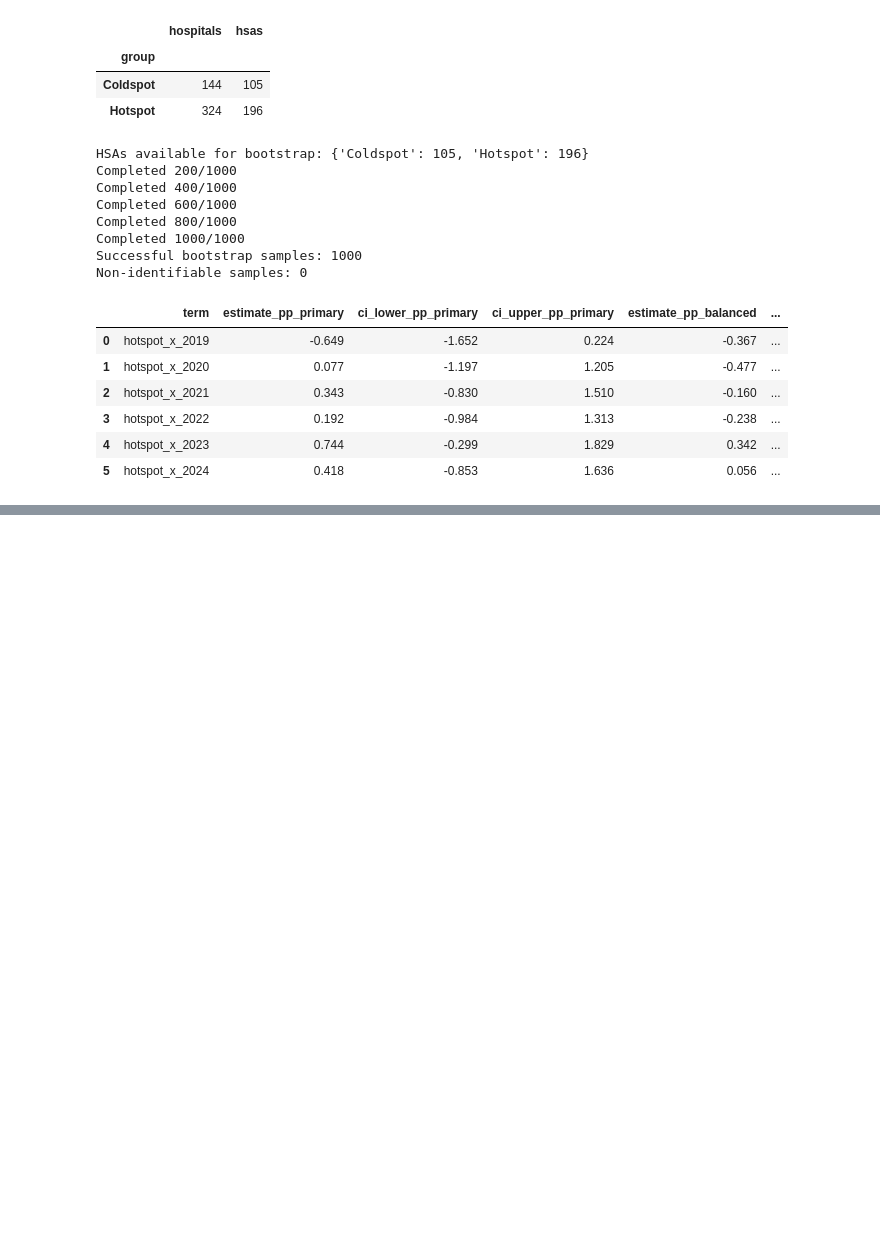
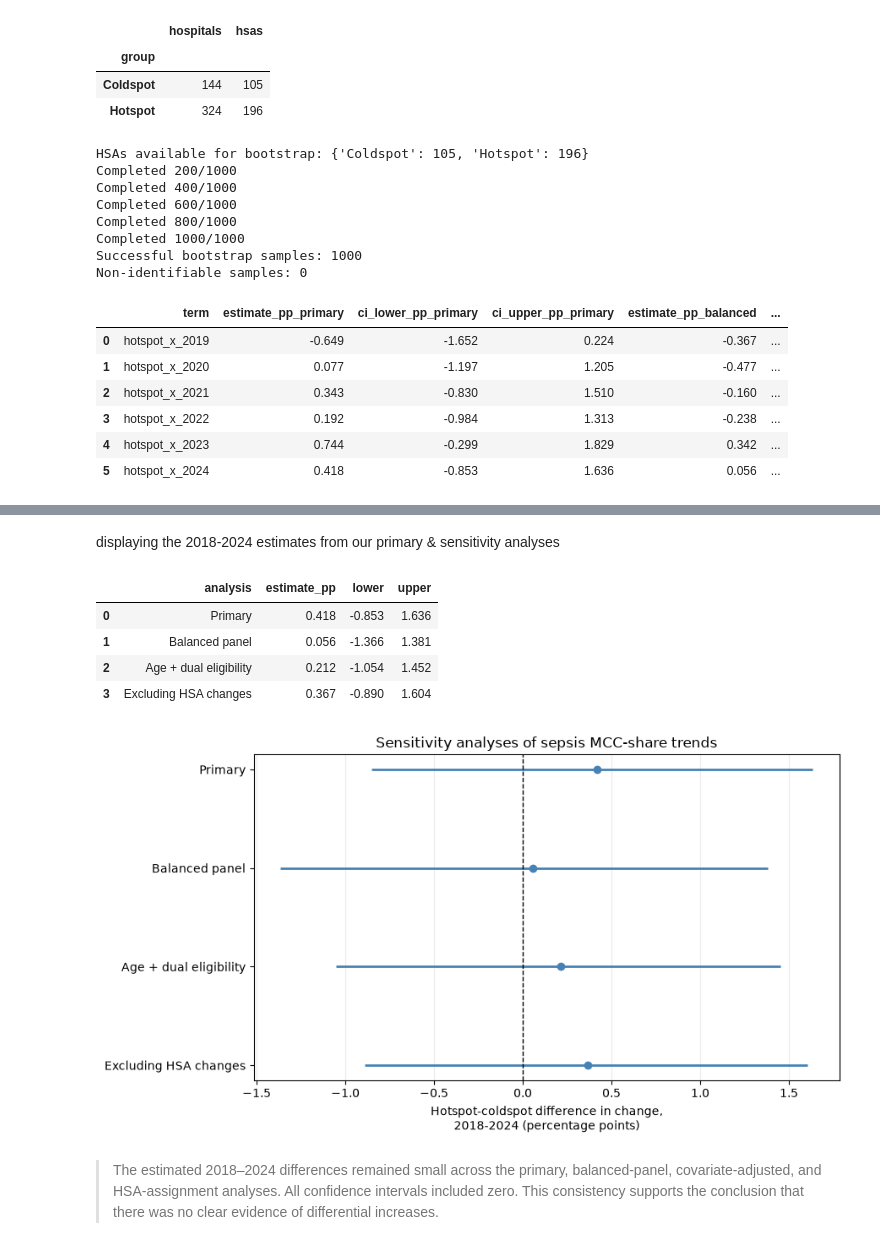
Before and after one commit to ellabellae/AIAdoptionHospitals, a Jupyter notebook: sepsis_2018-24.ipynb, the cells around one changed output, grey strips where cells are left out. Saved outputs shown, nothing was run; the diff lists cells and outputs as text; code cells hidden in the pictures; blank space fills up the shorter version.

```diff
--- a/sepsis_2018-24.ipynb
+++ b/sepsis_2018-24.ipynb
@@ -756,0 +1182,76 @@ Descriptive annual means may reflect changing hospital composition. The fixed-ef
+# %% [markdown]
+displaying the 2018-2024 estimates from our primary & sensitivity analyses
+# %%
+model_tables = {
+    "Primary": results,
+    "Balanced panel": balanced_results,
+    "Age + dual eligibility": expanded_model,
+    "Excluding HSA changes": hsa_sensitivity_results
+}
+
+rows = []
+
+for name, table in model_tables.items():
+    if table is None:
+        continue
+
+    endpoint = table.loc[
+        table["term"] == "hotspot_x_2024"
+    ]
+    if len(endpoint) != 1:
+        raise ValueError(f"Missing or duplicate 2024 estimate: {name}")
+
+    row = endpoint.iloc[0]
+    rows.append({
+        "analysis": name,
+        "estimate_pp": row["estimate_pp"],
+        "lower": row["ci_lower_pp"],
+        "upper": row["ci_upper_pp"]
+    })
+
+robustness = pd.DataFrame(rows)
+display(robustness.round(3))
+
+fig, ax = plt.subplots(figsize=(9, 5))
+
+positions = np.arange(len(robustness))
+
+ax.hlines(
+    positions,
+    robustness["lower"],
+    robustness["upper"],
+    color="steelblue",
+    linewidth=2
+)
+ax.scatter(
+    robustness["estimate_pp"],
+    positions,
+    color="steelblue",
+    zorder=3
+)
+ax.axvline(0, color="black", linestyle="--", linewidth=1)
+ax.set_yticks(positions)
+ax.set_yticklabels(robustness["analysis"])
+ax.invert_yaxis()
+ax.set(
+    xlabel="Hotspot-coldspot difference in change,\n"
+           "2018-2024 (percentage points)",
+    title="Sensitivity analyses of sepsis MCC-share trends"
+)
+
+ax.grid(axis="x", alpha=0.25)
+fig.tight_layout()
+
+fig.savefig(OUTPUT_DIR / "robustness_comparison.png", dpi=300, bbox_inches="tight")
+plt.show()
+
+#robustness.to_csv(OUTPUT_DIR / "robustness_comparison.csv", index=False)
+# %% [output]
+|  | analysis | estimate_pp | lower | upper |
+| 0 | Primary | 0.418 | -0.853 | 1.636 |
+| 1 | Balanced panel | 0.056 | -1.366 | 1.381 |
+| 2 | Age + dual eligibility | 0.212 | -1.054 | 1.452 |
+| 3 | Excluding HSA changes | 0.367 | -0.890 | 1.604 |
+[figure, added]
+# %% [markdown]
+> The estimated 2018–2024 differences remained small across the primary, balanced-panel, covariate-adjusted, and HSA-assignment analyses. All confidence intervals included zero. This consistency supports the conclusion that there was no clear evidence of differential increases.
```
Also changed, not shown: parts of 61 cells of this notebook, 6 other files.
